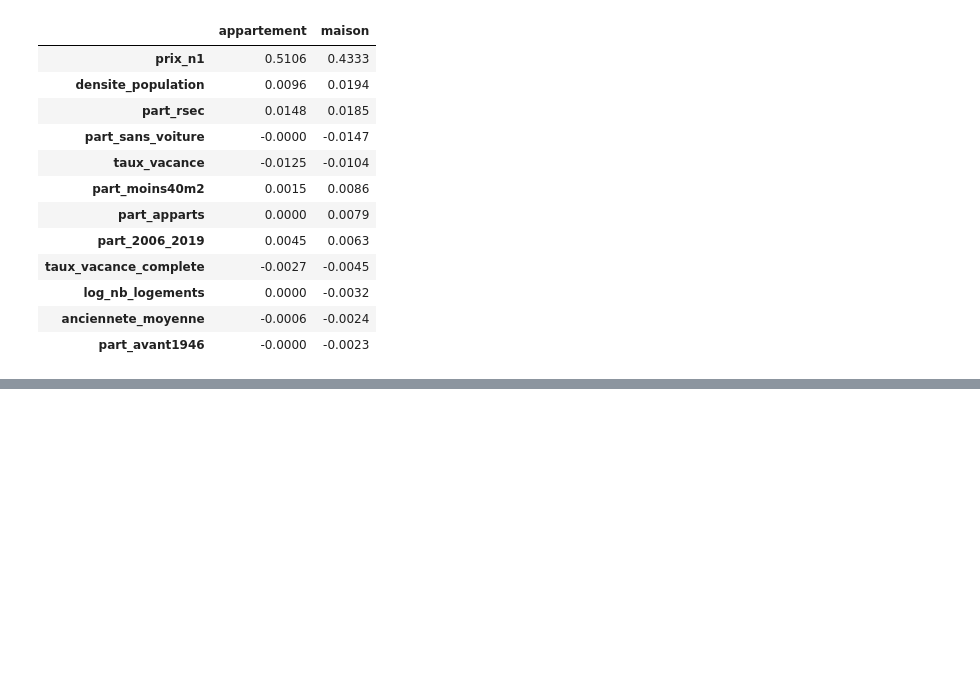
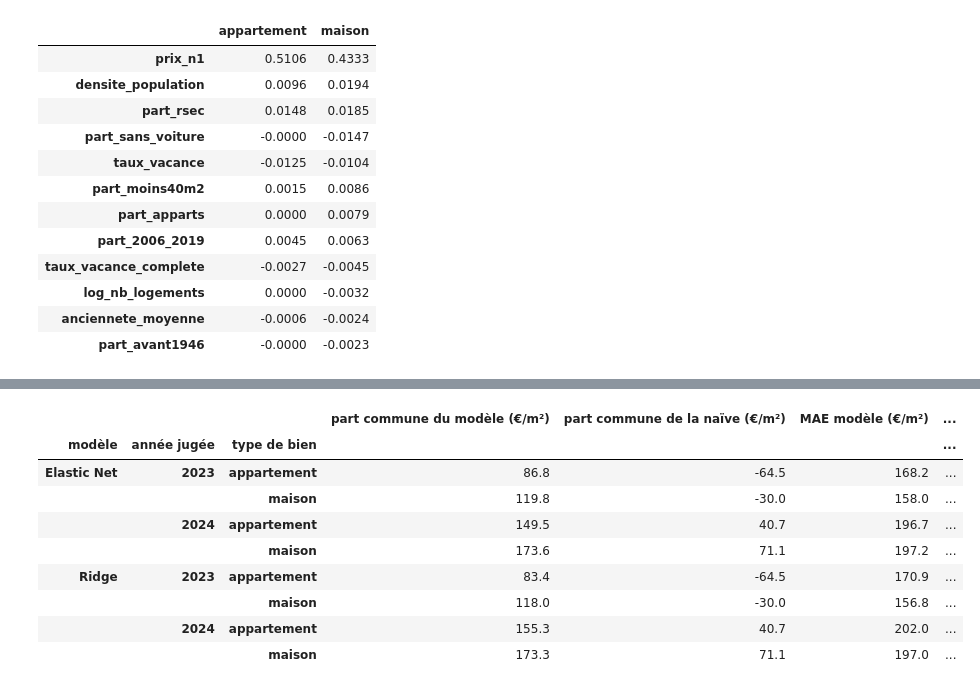
Before and after one commit to cecile-learns/projet_compagnon, a Jupyter notebook: 03_modelisation/H3_globale.ipynb, the cells around one changed output, grey strips where cells are left out. Saved outputs shown, nothing was run; the diff lists cells and outputs as text; code cells hidden in the pictures; blank space fills up the shorter version.

```diff
--- a/03_modelisation/H3_globale.ipynb
+++ b/03_modelisation/H3_globale.ipynb
@@ -758,0 +812,39 @@ coef.loc[(coef != 0).any(axis=1)].sort_values("maison", key=abs, ascending=False
+# %%
+resultats_t1, tests_t1, parts = [], [], []
+for nom_modele, etiquette in [(ELASTIC, "Elastic Net"), (RIDGE, "Ridge")]:
+    for annee, (app, ev) in FENETRES.items():
+        prev = previsions[(nom_modele, annee)]
+        type_bien = ev.index.get_level_values("type_bien")
+        err = prev - ev[CIBLE]                                              # signée : positive = surestimation
+        part_commune = err.groupby(type_bien).transform("mean")             # erreur moyenne de tous les territoires
+        prev_sans = prev - part_commune                                     # prévision sans la part commune
+        err_naive = ev["prix_n1"] - ev[CIBLE]
+        part_commune_naive = err_naive.groupby(type_bien).transform("mean")
+        ev_naive_sans = ev.copy()
+        ev_naive_sans["prix_n1"] = ev["prix_n1"] - part_commune_naive      # naïve sans sa part commune
+        nom1 = f"{HYPOTHESE} – T1 – {etiquette} sans part commune, contre naïve"
+        nom2 = f"{HYPOTHESE} – T1 – {etiquette} sans part commune, contre naïve sans part commune"
+        evaluer(nom1, ev, prev_sans, resultats_t1); tester(nom1, ev, prev_sans, tests_t1)
+        evaluer(nom2, ev_naive_sans, prev_sans, resultats_t1); tester(nom2, ev_naive_sans, prev_sans, tests_t1)
+        for tb in TYPES_T1:
+            sel = type_bien == tb
+            parts.append({"modèle": etiquette, "année jugée": annee, "type de bien": tb,
+                          "part commune du modèle (€/m²)": part_commune[sel].iloc[0],
+                          "part commune de la naïve (€/m²)": part_commune_naive[sel].iloc[0],
+                          "MAE modèle (€/m²)": err[sel].abs().mean(),
+                          "MAE modèle sans part commune (€/m²)": (err - part_commune)[sel].abs().mean(),
+                          "MAE naïve (€/m²)": err_naive[sel].abs().mean(),
+                          "MAE naïve sans part commune (€/m²)": (err_naive - part_commune_naive)[sel].abs().mean()})
+parts = pd.DataFrame(parts).set_index(["modèle", "année jugée", "type de bien"])
+parts.round(1)
+# %% [output]
+|  |  |  | part commune du modèle (€/m²) | part commune de la naïve (€/m²) | MAE modèle (€/m²) | ... |
+| modèle | année jugée | type de bien |  |  |  | ... |
+| Elastic Net | 2023 | appartement | 86.8 | -64.5 | 168.2 | ... |
+|  |  | maison | 119.8 | -30.0 | 158.0 | ... |
+|  | 2024 | appartement | 149.5 | 40.7 | 196.7 | ... |
+|  |  | maison | 173.6 | 71.1 | 197.2 | ... |
+| Ridge | 2023 | appartement | 83.4 | -64.5 | 170.9 | ... |
+|  |  | maison | 118.0 | -30.0 | 156.8 | ... |
+|  | 2024 | appartement | 155.3 | 40.7 | 202.0 | ... |
+|  |  | maison | 173.3 | 71.1 | 197.0 | ... |
```
Also changed, not shown: parts of 7 cells of this notebook, 1 other file.
